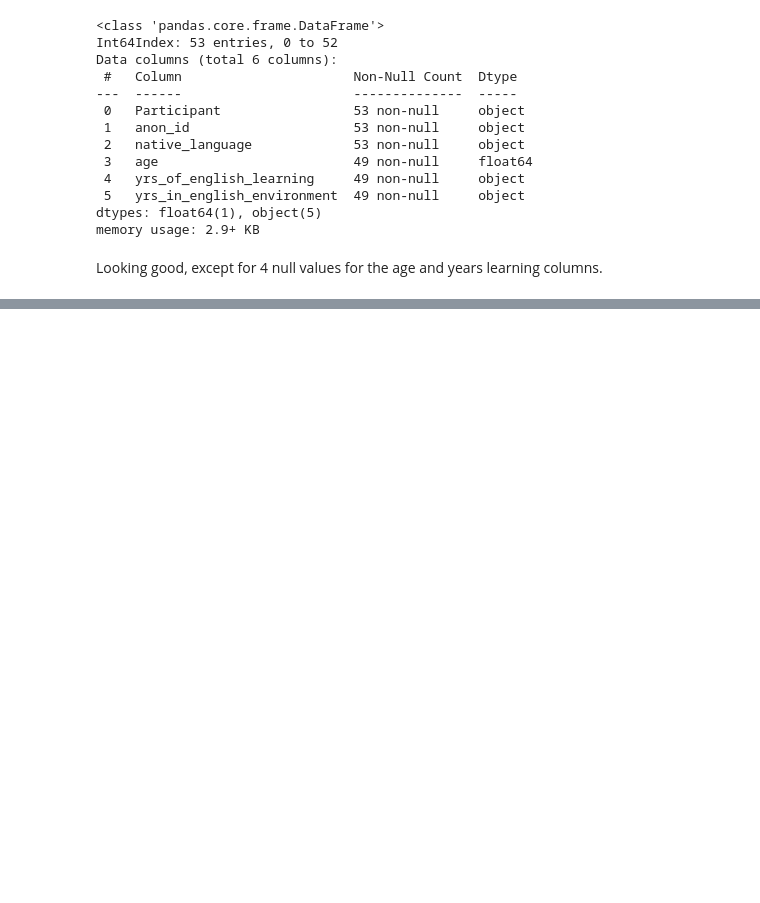
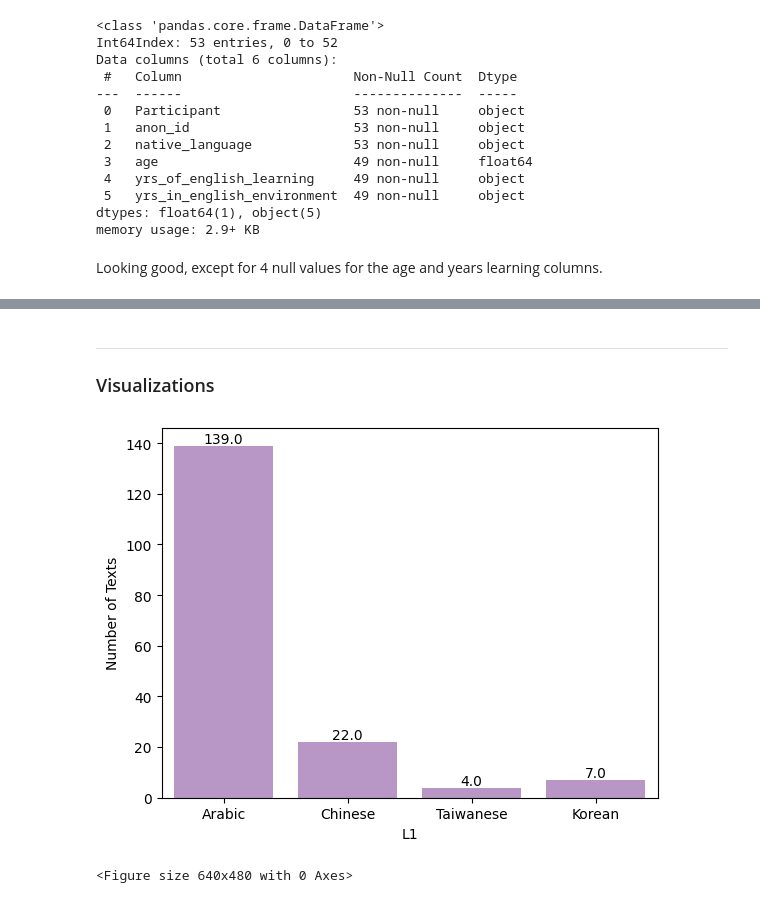
Before and after one commit to Data-Science-for-Linguists-2023/Morpheme-Acquisition-Analysis, a Jupyter notebook: notebooks/data_curation_cont.ipynb, the cells around one changed output, grey strips where cells are left out. Cells and saved outputs as stored; diff of their text form; code cells hidden in the pictures; blank space fills up the shorter version.

```diff
--- a/notebooks/data_curation_cont.ipynb
+++ b/notebooks/data_curation_cont.ipynb
@@ -345,0 +335,3 @@ Next up...
+# %%
+# adding student info to Vercorpus dataframe
+Vercorpus = pd.merge(Vercorpus, student_info, on="Participant")
@@ -345,0 +379,3 @@ Next up...
+# %%
+Vercorpus =  Vercorpus[Vercorpus.yrs_of_english_learning.notnull()]
+Vercorpus.info()
@@ -345,0 +404,10 @@ Next up...
+# %%
+# renaming
+Vercorpus = Vercorpus.rename(columns={'anon_id':'Anon_ID', 'native_language':'L1',
+                                      'age':'Age', 'yrs_of_english_learning':'Years_Learn',
+                                      'yrs_in_english_environment':'Years_Env'})
+# reordering
+cols = ['Filename', 'Participant', 'Anon_ID', 'L1', 'Age', 'Education', 'Years_Learn', 'Years_Env',
+        'Tokens', 'POS', 'Morphemes']
+Vercorpus = Vercorpus[cols]
+Vercorpus.head()
@@ -345,0 +421,16 @@ Next up...
+# %% [markdown]
+___
+### Visualizations
+# %%
+# visualizing L1s
+L1 = sns.countplot(x='L1', data=Vercorpus,
+                   color="#BB8FCE")
+L1.set_ylabel('Number of Texts')
+for p in L1.patches:
+    height = p.get_height()
+    L1.text(p.get_x()+p.get_width()/2., height +1, height, ha="center")
+plt.show()
+plt.savefig('../data_samples/visuals/Lcorp_L1.png')
+# %% [output]
+[figure, added]
+<Figure size 640x480 with 0 Axes>
```
Also changed, not shown: parts of 19 cells of this notebook.
